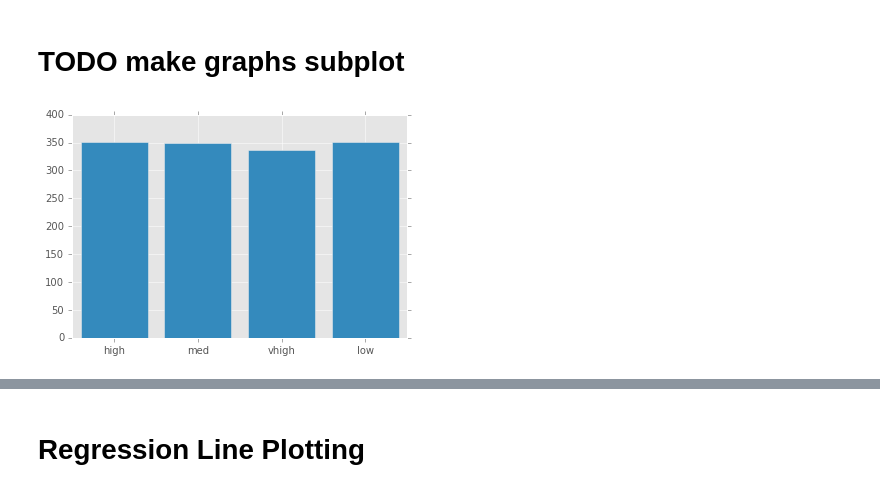
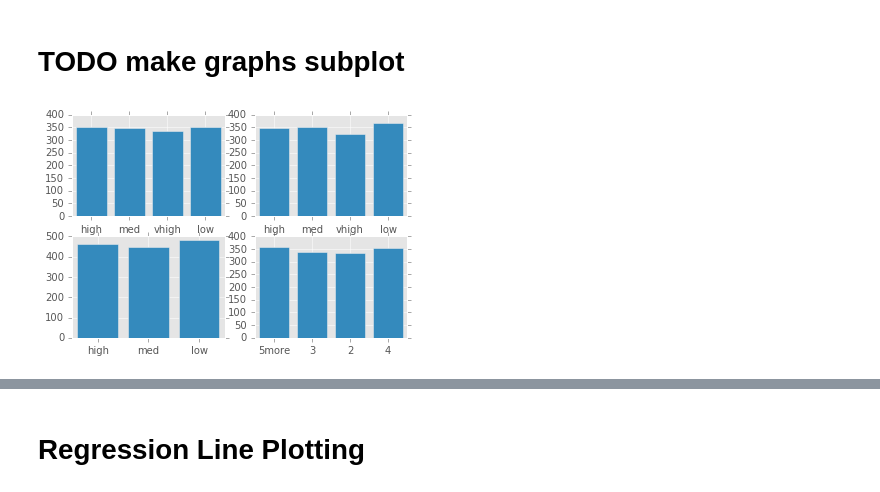
Before and after one commit to ChristopheHunt/MSDA---Coursework, a Jupyter notebook: Data 602/Data 602 - Advanced Programming/Week 10/Untitled.ipynb, the cells around one changed output, grey strips where cells are left out. Drawn from its saved outputs; the diff is of its cells as text; code cells hidden in the pictures.

```diff
--- a/Data 602/Data 602 - Advanced Programming/Week 10/Untitled.ipynb
+++ b/Data 602/Data 602 - Advanced Programming/Week 10/Untitled.ipynb
@@ -59,11 +59,18 @@ setcat('doors', doors_cat)
 # %%
 def feature_bargraph(feature):
     import collections
     x = collections.Counter(feature)
     l = range(len(x.keys()))
     plt.bar(l, x.values(), align='center')
     plt.xticks(l, x.keys())
 
+plt.subplot(2,2,1)
 feature_bargraph(df['buying'])
+plt.subplot(2,2,2)
+feature_bargraph(df['maint'])
+plt.subplot(2,2,3)
+feature_bargraph(df['safety'])
+plt.subplot(2,2,4)
+feature_bargraph(df['doors'])
 # %% [output]
-[figure, old version]
+[figure, new version]
```
Also changed, not shown: parts of 4 cells of this notebook.
